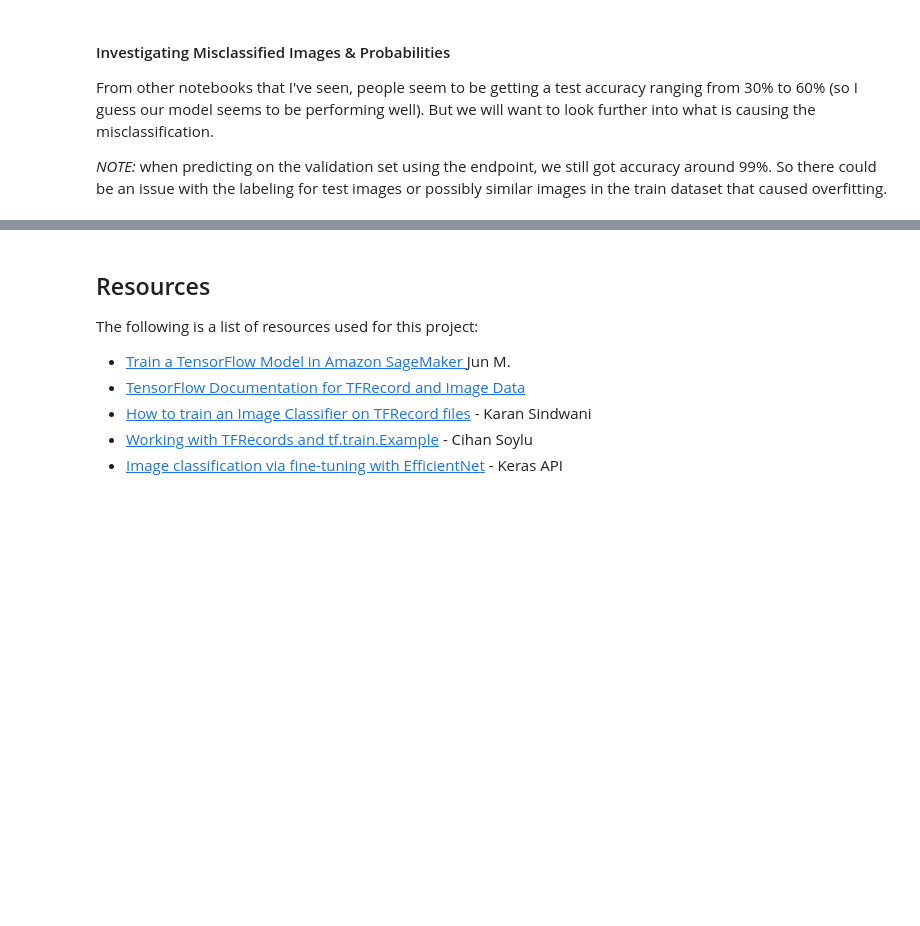
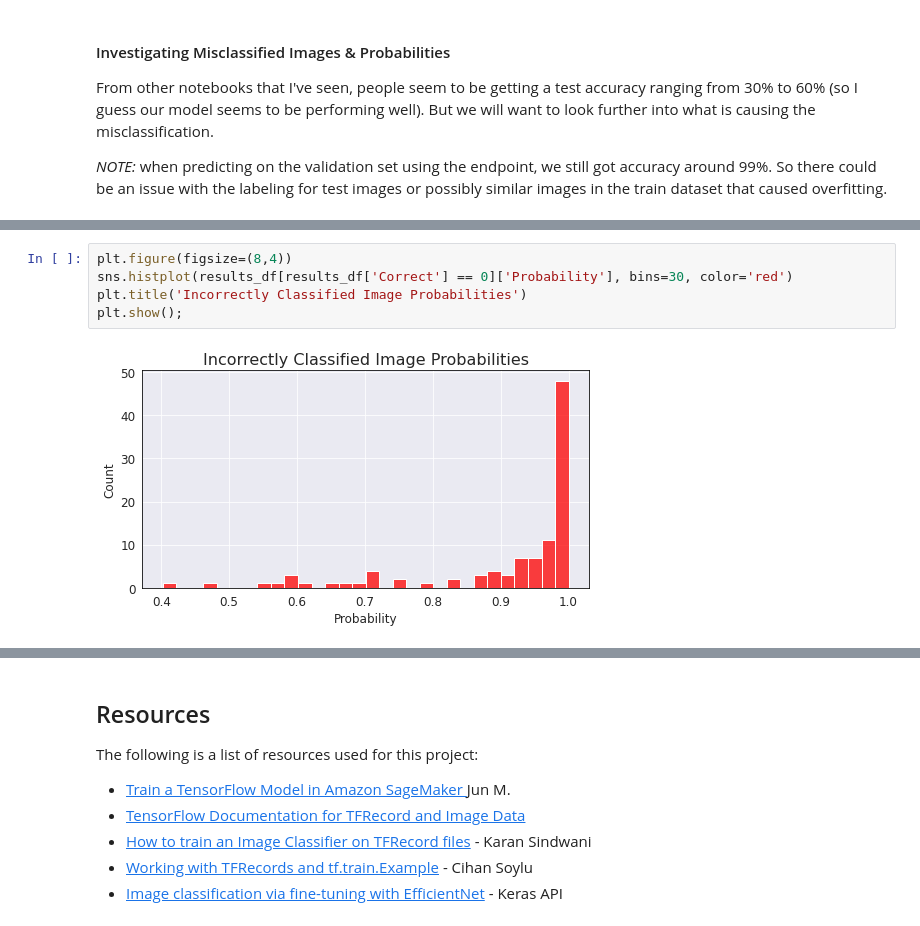
Before and after one commit to dhelms1/brain_tumor, a Jupyter notebook: MRImodeling.ipynb, the cells around one changed output, grey strips where cells are left out. Drawn from its saved outputs; the diff is of its cells as text; blank space fills up the shorter version.

```diff
--- a/MRImodeling.ipynb
+++ b/MRImodeling.ipynb
@@ -519,0 +546,7 @@ From other notebooks that I've seen, people seem to be getting a test accuracy r
+# %%
+plt.figure(figsize=(8,4))
+sns.histplot(results_df[results_df['Correct'] == 0]['Probability'], bins=30, color='red')
+plt.title('Incorrectly Classified Image Probabilities')
+plt.show();
+# %% [output]
+[figure, added]
```
Also changed, not shown: parts of 11 cells of this notebook, 1 other file.
